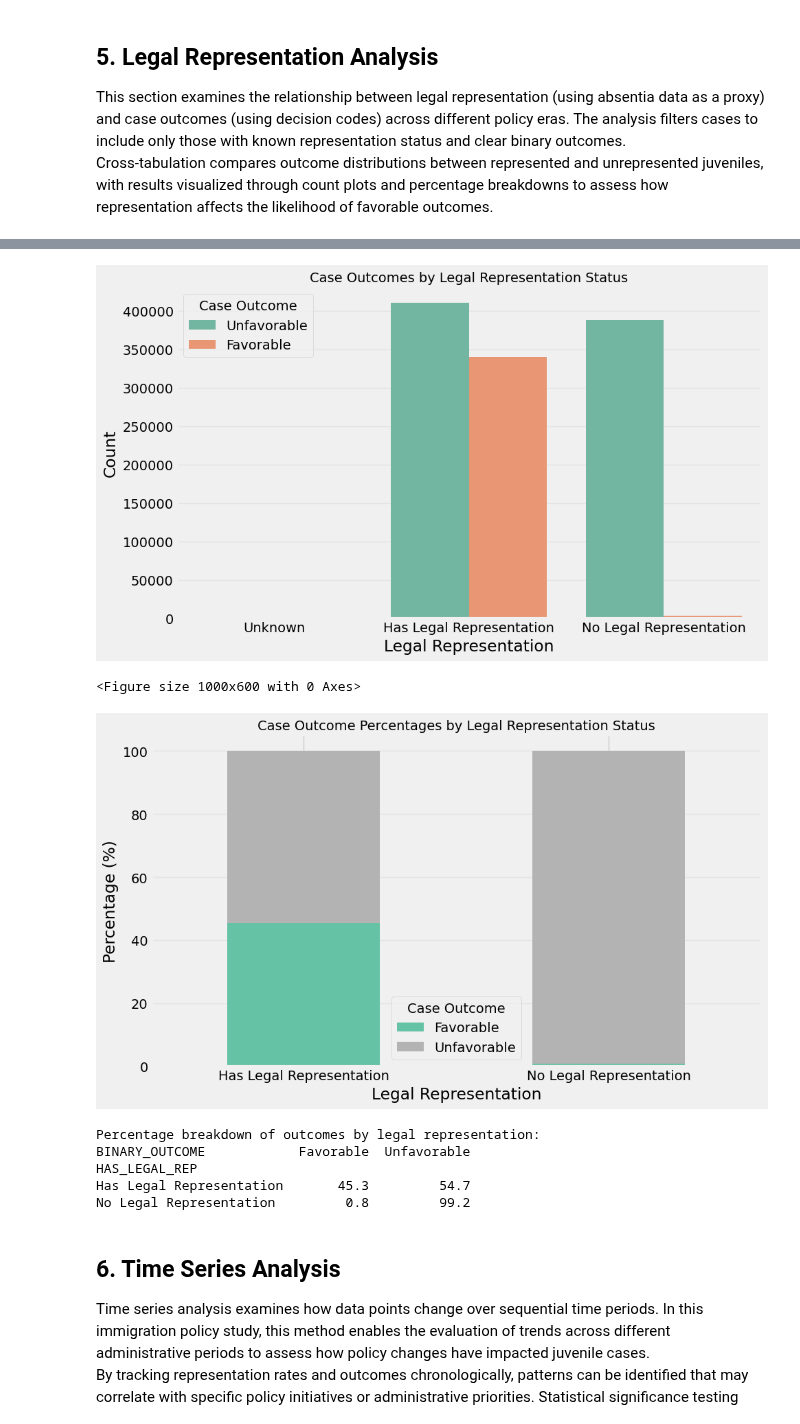
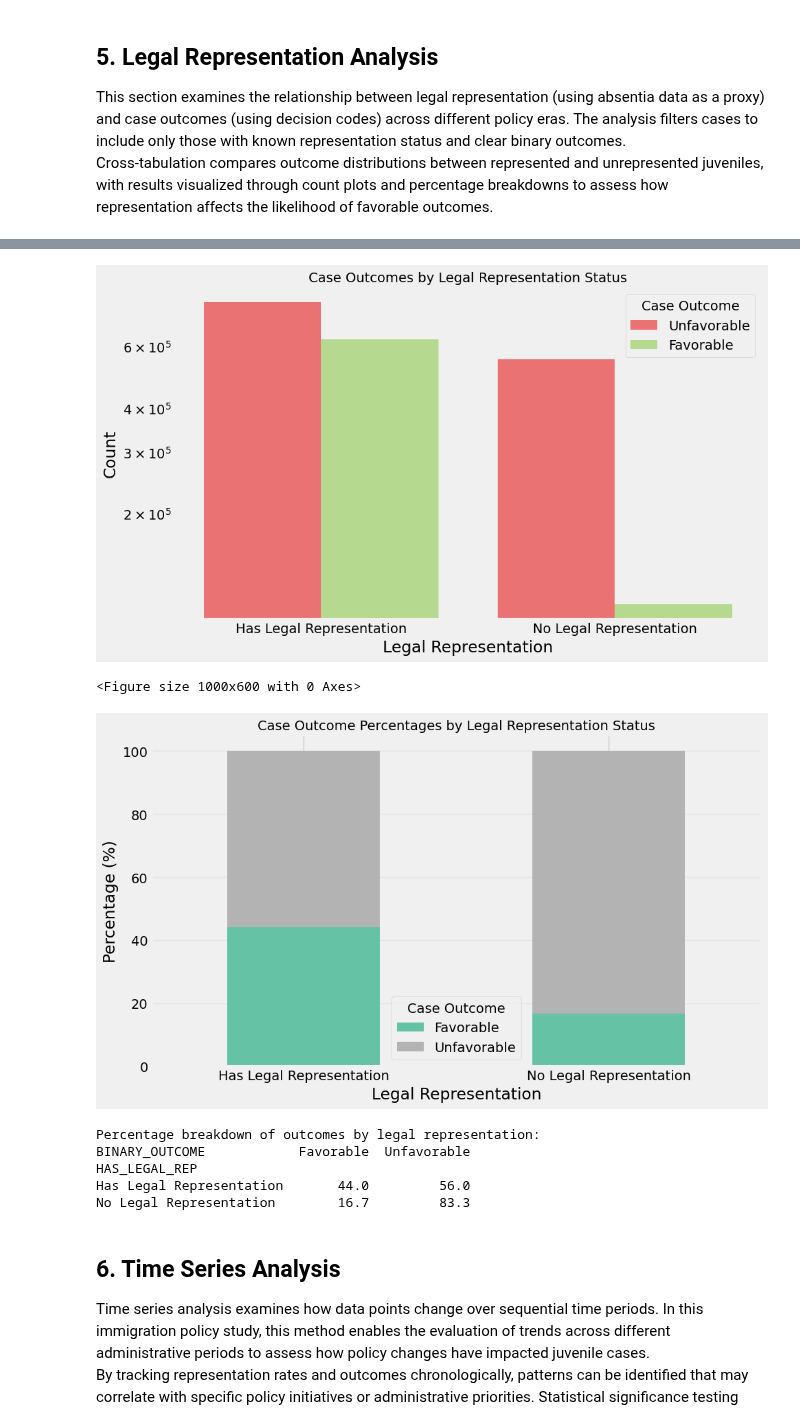
Before and after one commit to MIT-Emerging-Talent/ET6-CDSP-group-19-repo, a Jupyter notebook: 4_data_analysis/4_data_analysis.ipynb, the cells around one changed output, grey strips where cells are left out. Drawn from its saved outputs; the diff is of its cells as text; code cells hidden in the pictures.

Commit message:
modified 4_data_analysis.ipynb according to new available data

```diff
--- a/4_data_analysis/4_data_analysis.ipynb
+++ b/4_data_analysis/4_data_analysis.ipynb
@@ -376,7 +510,6 @@ if merged_data["LATEST_HEARING"].dtype == "object":
     merged_data["LATEST_HEARING"] = pd.to_datetime(
         merged_data["LATEST_HEARING"], errors="coerce"
     )
-
 # Now create the combined date field
 merged_data["hearing_date_combined"] = merged_data["COMP_DATE"].fillna(
     merged_data["LATEST_HEARING"]
@@ -391,13 +524,16 @@ merged_data["AGE_AT_FILING"] = merged_data.apply(
 # Function to determine policy era
 def determine_policy_era(date):
     if pd.isna(date):
-        return "Unknown"
-    if date.year <= 2020:
+        return "other"
+    if date.year >= 2018 and date.year < 2021:
         return "Trump Era I (2018-2020)"
-    elif date.year <= 2024:
+    elif date.year >= 2021 and date.year < 2025:
         return "Biden Era (2021-2024)"
+    #between 2025 January and current date
+    elif date.year >= 2025 and date <= pd.Timestamp.now():
+        return "Trump Era II (2025-)"
     else:
-        return "Trump Era II (2025-)"
+        return "other"
 
 
 # FIXED LINE: Use COMP_DATE instead of non-existent hearing_date column
@@ -419,20 +555,17 @@ merged_data["POLICY_ERA"] = merged_data["hearing_date_combined"].apply(
 print(
     "NOTE: Detention duration analysis skipped due to missing or empty DATE_RELEASED data"
 )
-
-# Create legal representation indicator based on actual absentia values
-# 'Y' means the case was heard in absentia (likely no representation)
-# 'N' means the juvenile was present (more likely to have representation)
-merged_data["HAS_LEGAL_REP"] = merged_data["ABSENTIA"].apply(
+#! ----------------->
+merged_data["HAS_LEGAL_REP"] = merged_data["REPRESENTATION_LEVEL"].apply(
     lambda x: "No Legal Representation"
-    if x == "Y"
-    else ("Has Legal Representation" if x == "N" else "Unknown")
+    if x == "no_representation"
+    else ("Has Legal Representation" if x == "COURT" or x == "BOARD" else "Unknown")
 )
 
 # Display summary of the data we were able to analyze
 print("\nSummary of available data:")
-print(f"Total records: {len(merged_data)}")
-print(f"Records with age calculation: {merged_data['AGE_AT_FILING'].notna().sum()}")
+print(f"Total records: {len(merged_data):,}")
+print(f"Records with age calculation: {merged_data['AGE_AT_FILING'].notna().sum():,}")
 print(f"Policy era distribution:\n{merged_data['POLICY_ERA'].value_counts()}")
 print(
     f"Legal representation distribution:\n{merged_data['HAS_LEGAL_REP'].value_counts()}"
@@ -485,7 +625,8 @@ def categorize_outcome(DEC_CODE):
 merged_data["BINARY_OUTCOME"] = merged_data["DEC_CODE"].apply(categorize_outcome)
 
 # FIXED: Using strDescription instead of DECISION_DESCRIPTION
-merged_data["CASE_OUTCOME"] = merged_data["strDescription"]
+#! merged_data["CASE_OUTCOME"] = merged_data["strDescription"]
+merged_data["CASE_OUTCOME"] = merged_data["decision_description"]
 
 # Create an analysis dataset with key columns that exist
 # First checking which columns actually exist
@@ -505,7 +646,7 @@ possible_ids = [
 possible_columns = [
     "hearing_date_combined",
     "C_BIRTHDATE",
-    "GENDER",
+    "Sex",
     "AGE_AT_FILING",
     "POLICY_ERA",
     "ABSENTIA",
@@ -526,6 +667,6 @@ analysis_df = merged_data[available_columns]
 
 # Examine the analysis dataset
 print("First 2 rows of the analysis dataset:")
-print(analysis_df.head(5))
+display(analysis_df.head(5))
 # %% [output]
 First 2 rows of the analysis dataset:
@@ -640,12 +770,17 @@ Unfavorable                    54.668745                99.183808
 # %%
 # Visualize the relationship between legal representation and outcomes (count plot)
 plt.figure(figsize=(10, 6))
+custom_palette = {"Favorable": "#B5E68160", "Unfavorable": "#FF5E5E7D"}
 sns.countplot(
-    x="HAS_LEGAL_REP", hue="BINARY_OUTCOME", data=analysis_filtered, palette="Set2"
+    x="HAS_LEGAL_REP", hue="BINARY_OUTCOME", data=analysis_filtered, palette=custom_palette
 )
+
 plt.title("Case Outcomes by Legal Representation Status", fontsize=14)
 plt.xlabel("Legal Representation")
 plt.ylabel("Count")
+#! ------->
+plt.yscale("log")
+#! -----------
 plt.xticks(rotation=0)
 plt.legend(title="Case Outcome")
 plt.grid(axis="y", alpha=0.3)
@@ -654,41 +789,41 @@ plt.show()
 
 # FIXED: Visualize as percentages with proper calculation
 plt.figure(figsize=(10, 6))
 
 # Calculate percentages correctly
 percentage_data = (
     pd.crosstab(
         analysis_filtered["HAS_LEGAL_REP"],
         analysis_filtered["BINARY_OUTCOME"],
         normalize="index",
     )
     * 100
 )
 
 # Plot the percentage data
 percentage_data.plot(kind="bar", stacked=True, figsize=(10, 6), colormap="Set2")
 
 plt.title("Case Outcome Percentages by Legal Representation Status", fontsize=14)
 plt.xlabel("Legal Representation")
 plt.ylabel("Percentage (%)")
 plt.xticks(rotation=0)
 plt.legend(title="Case Outcome")
 plt.grid(axis="y", alpha=0.3)
 plt.tight_layout()
 plt.show()
 
 # Print the actual percentage values
 print("Percentage breakdown of outcomes by legal representation:")
 print(percentage_data.round(1))
 # %% [output]
-[figure, old version]
+[figure, new version]
 <Figure size 1000x600 with 0 Axes>
-[figure, old version]
+[figure, new version]
 Percentage breakdown of outcomes by legal representation:
 BINARY_OUTCOME            Favorable  Unfavorable
 HAS_LEGAL_REP
-Has Legal Representation       45.3         54.7
-No Legal Representation         0.8         99.2
+Has Legal Representation       44.0         56.0
+No Legal Representation        16.7         83.3
 # %% [markdown]
 ## 6. Time Series Analysis
 
```
Also changed, not shown: parts of 35 cells of this notebook.
